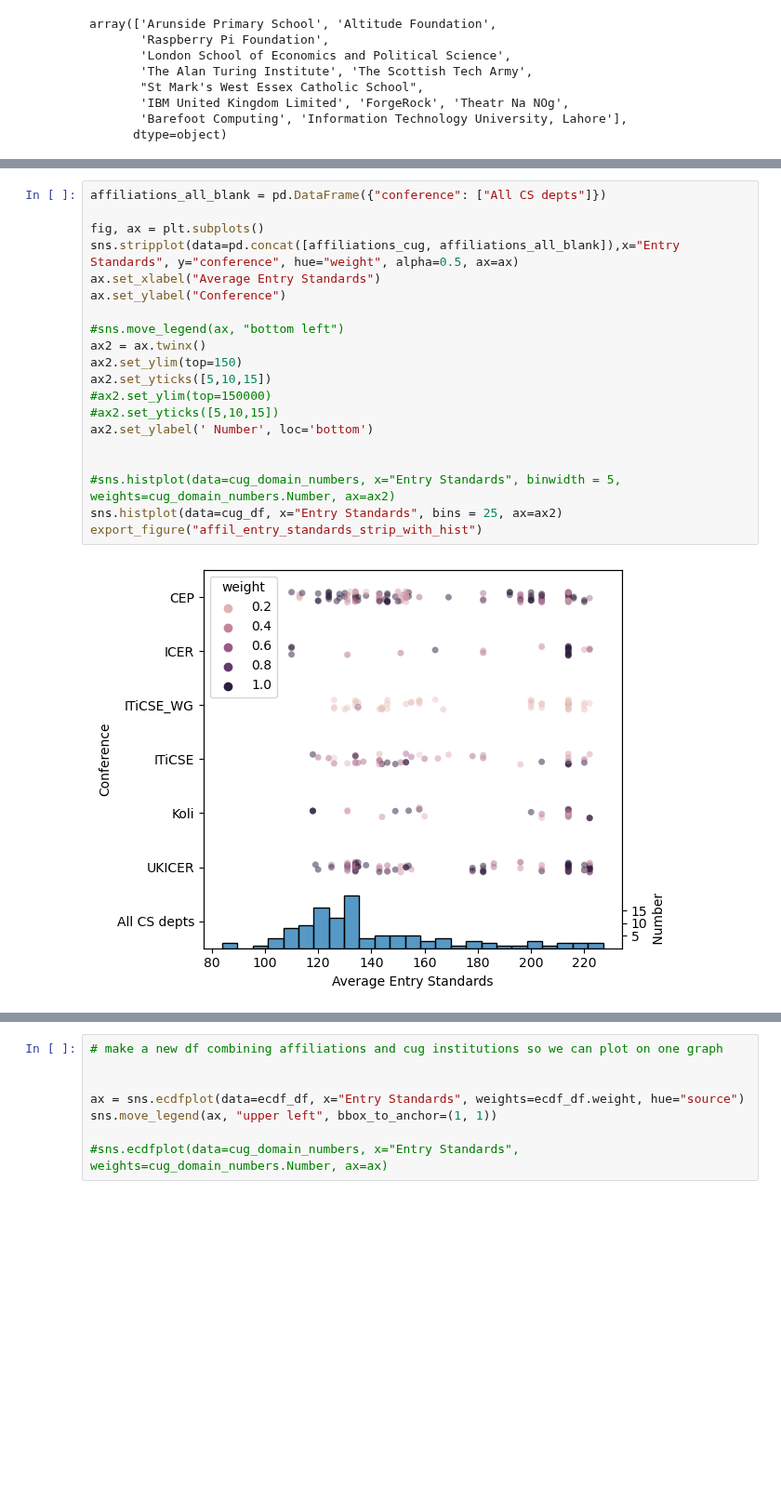
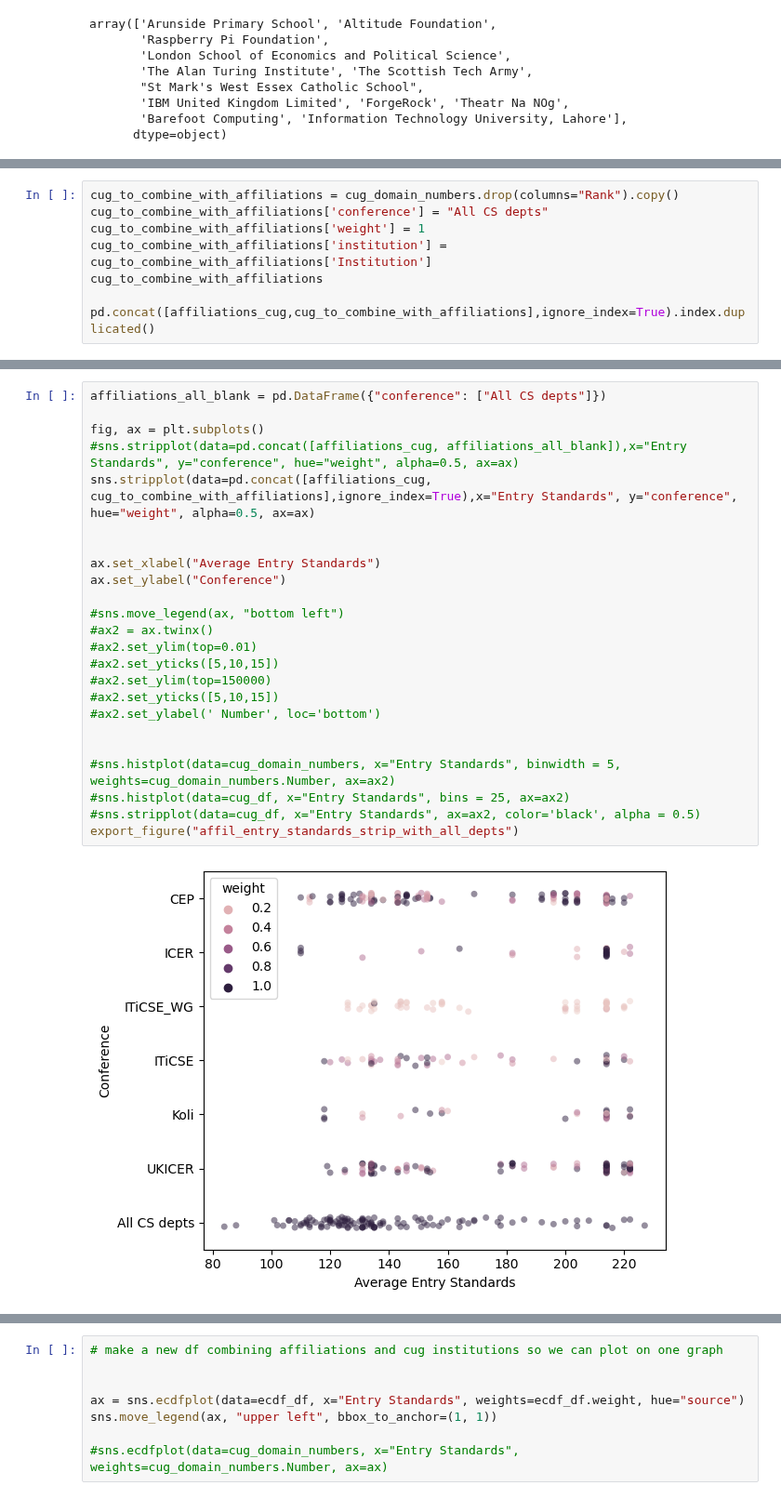
Before and after one commit to stevenaeola/CEP_Retro, a Jupyter notebook: CEP_paper_analysis.ipynb, the cells around one changed output, grey strips where cells are left out. Shown at 93% size. Saved outputs shown, nothing was run; the diff lists cells and outputs as text; blank space fills up the shorter version.

```diff
--- a/CEP_paper_analysis.ipynb
+++ b/CEP_paper_analysis.ipynb
@@ -605,0 +659,8 @@ export_figure('affiliation_entry_standards')
+# %%
+cug_to_combine_with_affiliations = cug_domain_numbers.drop(columns="Rank").copy()
+cug_to_combine_with_affiliations['conference'] = "All CS depts"
+cug_to_combine_with_affiliations['weight'] = 1
+cug_to_combine_with_affiliations['institution'] = cug_to_combine_with_affiliations['Institution']
+cug_to_combine_with_affiliations
+
+pd.concat([affiliations_cug,cug_to_combine_with_affiliations],ignore_index=True).index.duplicated()
@@ -606,25 +685,29 @@ export_figure('affiliation_entry_standards')
 # %%
 affiliations_all_blank = pd.DataFrame({"conference": ["All CS depts"]})
 
 fig, ax = plt.subplots()
-sns.stripplot(data=pd.concat([affiliations_cug, affiliations_all_blank]),x="Entry Standards", y="conference", hue="weight", alpha=0.5, ax=ax)
+#sns.stripplot(data=pd.concat([affiliations_cug, affiliations_all_blank]),x="Entry Standards", y="conference", hue="weight", alpha=0.5, ax=ax)
+sns.stripplot(data=pd.concat([affiliations_cug, cug_to_combine_with_affiliations],ignore_index=True),x="Entry Standards", y="conference", hue="weight", alpha=0.5, ax=ax)
+
+
 ax.set_xlabel("Average Entry Standards")
 ax.set_ylabel("Conference")
 
 #sns.move_legend(ax, "bottom left")
-ax2 = ax.twinx()
-ax2.set_ylim(top=150)
-ax2.set_yticks([5,10,15])
+#ax2 = ax.twinx()
+#ax2.set_ylim(top=0.01)
+#ax2.set_yticks([5,10,15])
 #ax2.set_ylim(top=150000)
 #ax2.set_yticks([5,10,15])
-ax2.set_ylabel(' Number', loc='bottom')
+#ax2.set_ylabel(' Number', loc='bottom')
 
 
 #sns.histplot(data=cug_domain_numbers, x="Entry Standards", binwidth = 5, weights=cug_domain_numbers.Number, ax=ax2)
-sns.histplot(data=cug_df, x="Entry Standards", bins = 25, ax=ax2)
-export_figure("affil_entry_standards_strip_with_hist")
+#sns.histplot(data=cug_df, x="Entry Standards", bins = 25, ax=ax2)
+#sns.stripplot(data=cug_df, x="Entry Standards", ax=ax2, color='black', alpha = 0.5)
+export_figure("affil_entry_standards_strip_with_all_depts")
 # %% [output]
-[figure, old version]
+[figure, new version]
 # %%
 affiliations_all_blank = pd.DataFrame({"conference": ["All CS depts"]})
 
```
Also changed, not shown: parts of 12 cells of this notebook, 9 other files.
